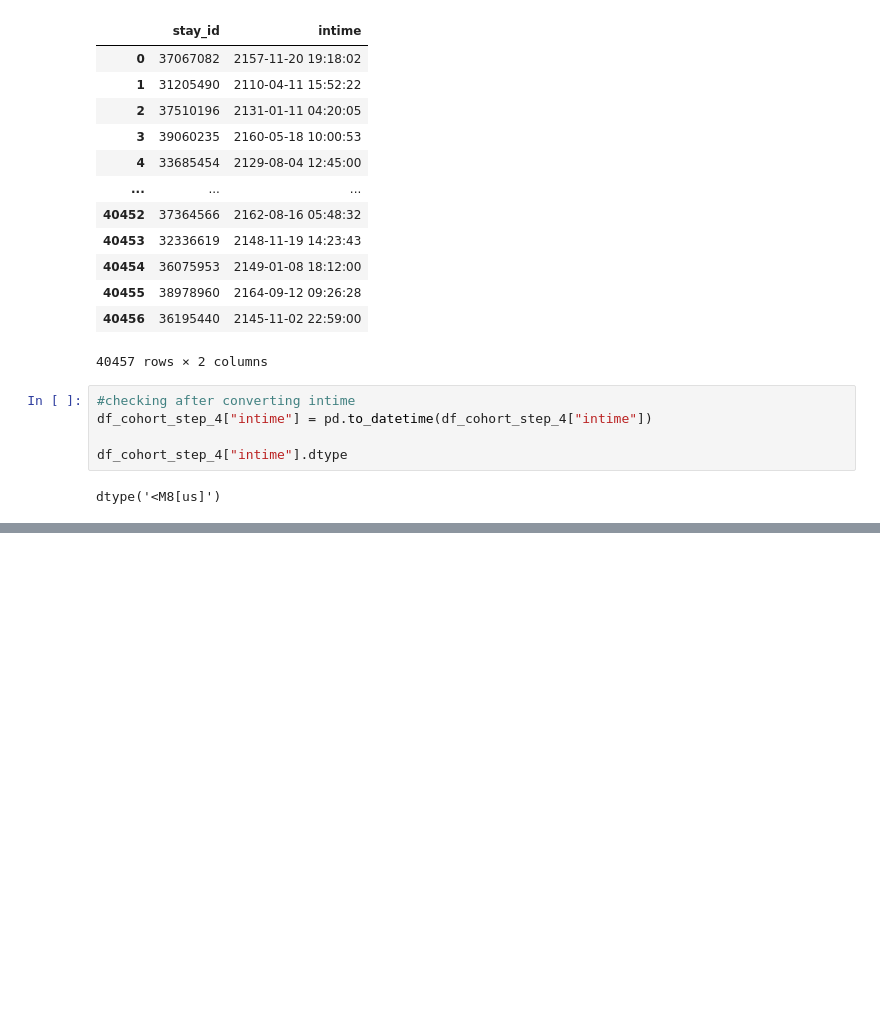
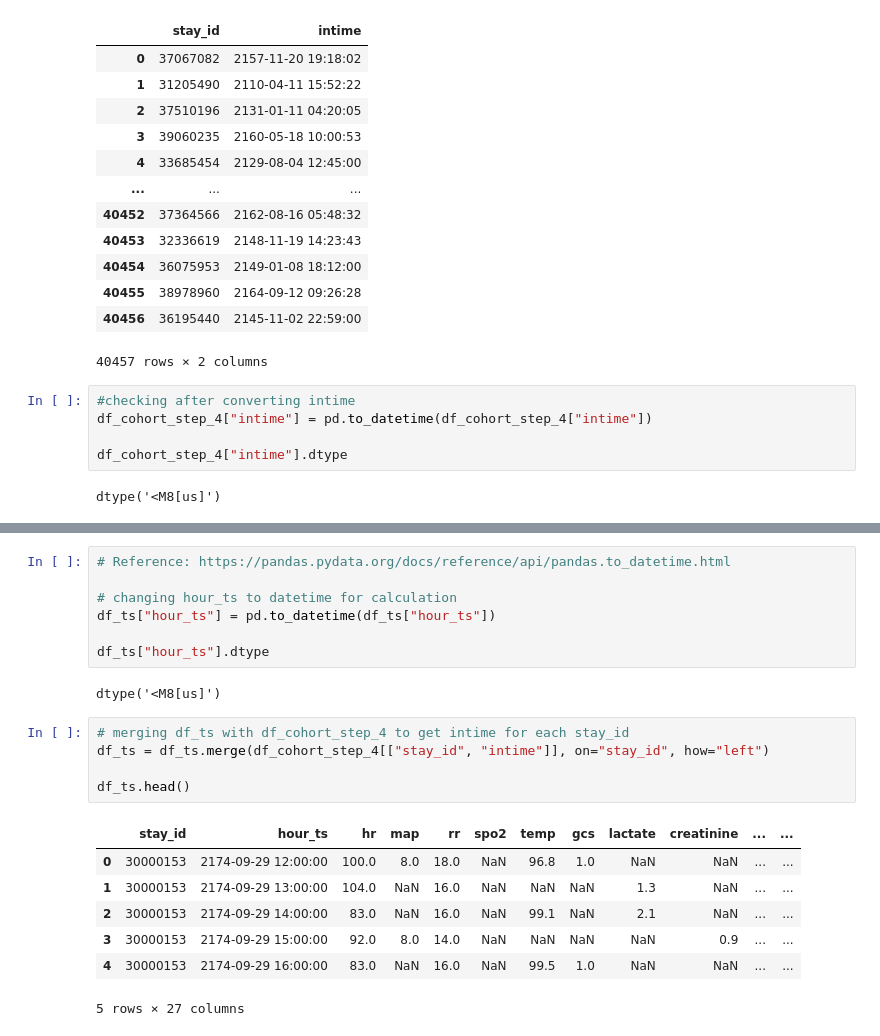
Before and after one commit to hasib-vet/SPH6004-group-assignment, a Jupyter notebook: step 4.ipynb, the cells around one changed output, grey strips where cells are left out. Saved outputs shown, nothing was run; the diff lists cells and outputs as text; blank space fills up the shorter version.

```diff
--- a/step 4.ipynb
+++ b/step 4.ipynb
@@ -73,0 +85,22 @@ Total rows: 4000713
+# %%
+# Reference: https://pandas.pydata.org/docs/reference/api/pandas.to_datetime.html
+
+# changing hour_ts to datetime for calculation
+df_ts["hour_ts"] = pd.to_datetime(df_ts["hour_ts"])
+
+df_ts["hour_ts"].dtype
+# %% [output]
+dtype('<M8[us]')
+# %%
+# merging df_ts with df_cohort_step_4 to get intime for each stay_id
+df_ts = df_ts.merge(df_cohort_step_4[["stay_id", "intime"]], on="stay_id", how="left")
+
+df_ts.head()
+# %% [output]
+|  | stay_id | hour_ts | hr | map | rr | spo2 | temp | gcs | lactate | creatinine | ... | ... |
+| 0 | 30000153 | 2174-09-29 12:00:00 | 100.0 | 8.0 | 18.0 | NaN | 96.8 | 1.0 | NaN | NaN | ... | ... |
+| 1 | 30000153 | 2174-09-29 13:00:00 | 104.0 | NaN | 16.0 | NaN | NaN | NaN | 1.3 | NaN | ... | ... |
+| 2 | 30000153 | 2174-09-29 14:00:00 | 83.0 | NaN | 16.0 | NaN | 99.1 | NaN | 2.1 | NaN | ... | ... |
+| 3 | 30000153 | 2174-09-29 15:00:00 | 92.0 | 8.0 | 14.0 | NaN | NaN | NaN | NaN | 0.9 | ... | ... |
+| 4 | 30000153 | 2174-09-29 16:00:00 | 83.0 | NaN | 16.0 | NaN | 99.5 | 1.0 | NaN | NaN | ... | ... |
+5 rows × 27 columns
```
Also changed, not shown: parts of 14 cells of this notebook.
